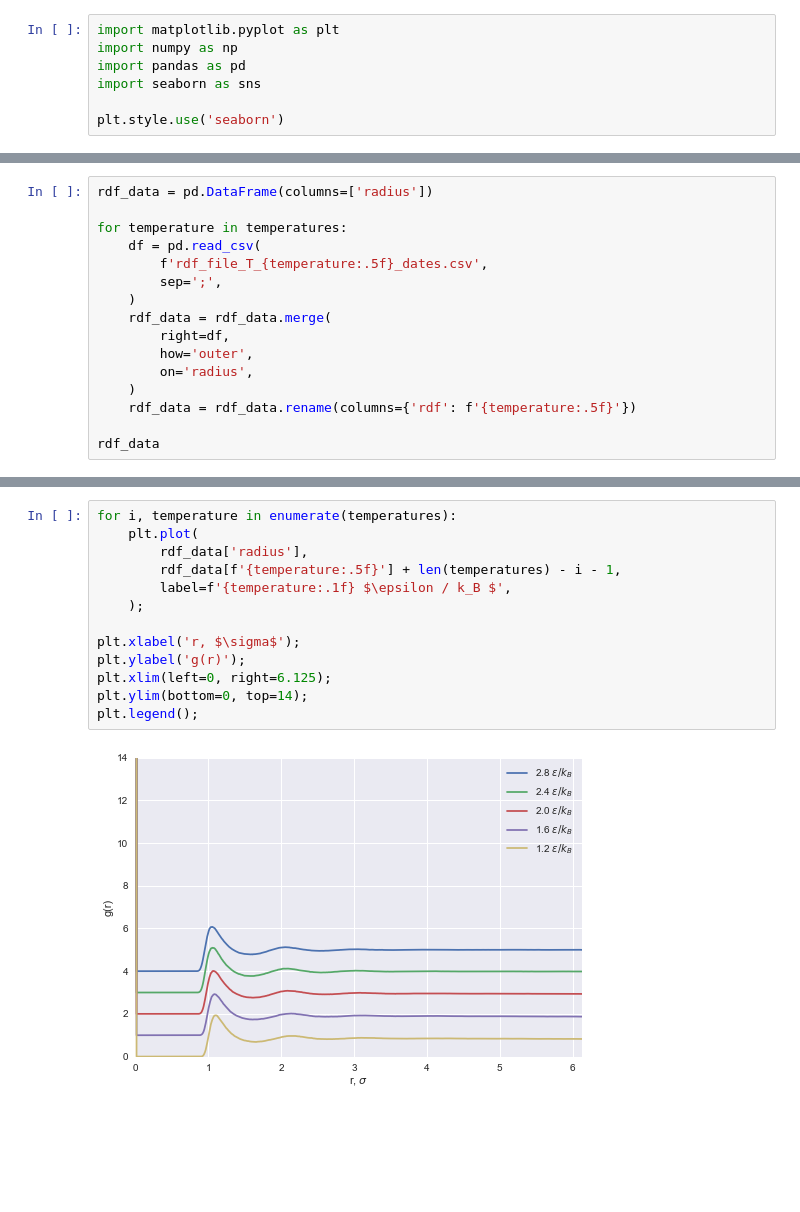
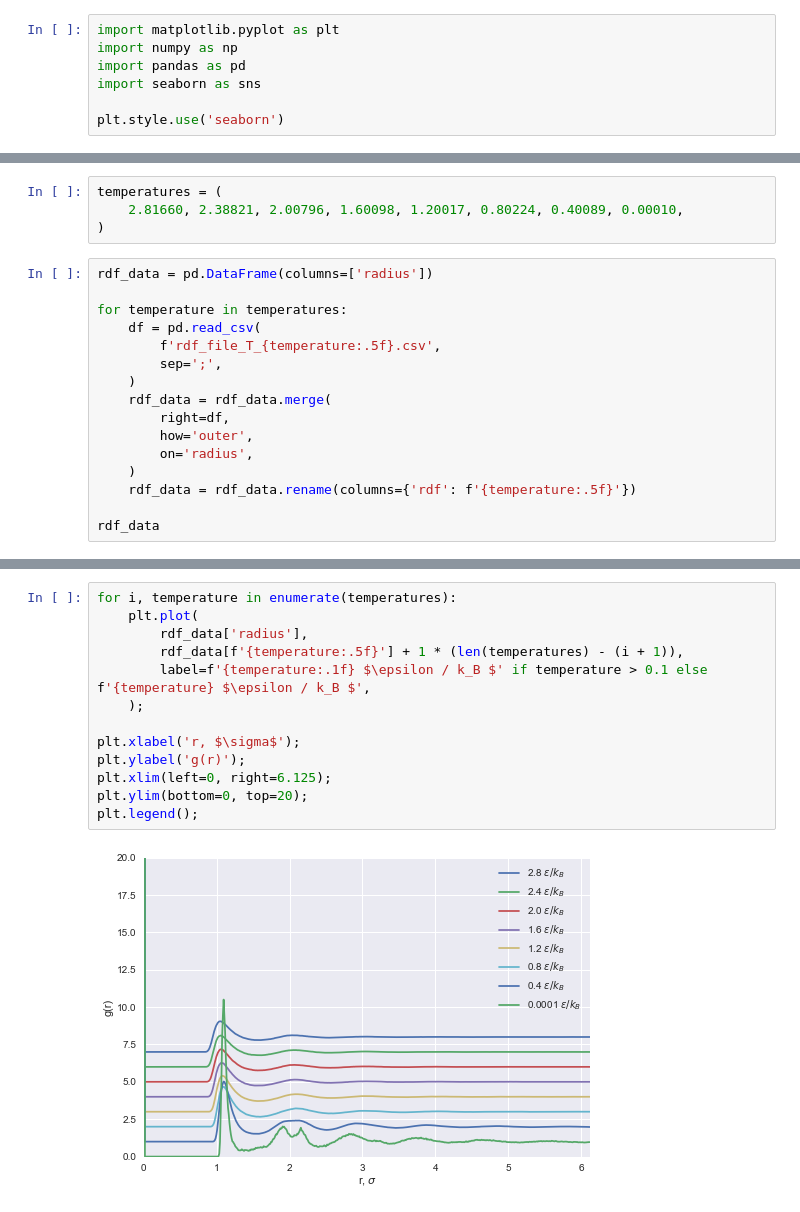
Before and after one commit to AlbertFarkhutdinov/molecular_dynamics, a Jupyter notebook: data/rdf.ipynb, the cells around one changed output, grey strips where cells are left out. Saved outputs shown, nothing was run; the diff lists cells and outputs as text; blank space fills up the shorter version.

```diff
--- a/data/rdf.ipynb
+++ b/data/rdf.ipynb
@@ -13,9 +8,13 @@ temperatures = (
+# %%
+temperatures = (
+    2.81660, 2.38821, 2.00796, 1.60098, 1.20017, 0.80224, 0.40089, 0.00010,
+)
 # %%
 rdf_data = pd.DataFrame(columns=['radius'])
 
 for temperature in temperatures:
     df = pd.read_csv(
-        f'rdf_file_T_{temperature:.5f}_dates.csv',
+        f'rdf_file_T_{temperature:.5f}.csv',
         sep=';',
     )
     rdf_data = rdf_data.merge(
@@ -43,15 +42,15 @@ rdf_data
 # %%
 for i, temperature in enumerate(temperatures):
     plt.plot(
         rdf_data['radius'],
-        rdf_data[f'{temperature:.5f}'] + len(temperatures) - i - 1,
-        label=f'{temperature:.1f} $\epsilon / k_B $',
+        rdf_data[f'{temperature:.5f}'] + 1 * (len(temperatures) - (i + 1)),
+        label=f'{temperature:.1f} $\epsilon / k_B $' if temperature > 0.1 else f'{temperature} $\epsilon / k_B $',
     );
 
 plt.xlabel('r, $\sigma$');
 plt.ylabel('g(r)');
 plt.xlim(left=0, right=6.125);
-plt.ylim(bottom=0, top=14);
+plt.ylim(bottom=0, top=20);
 plt.legend();
 # %% [output]
-[figure, old version]
+[figure, new version]
```
Also changed, not shown: parts of 2 cells of this notebook, 17 other files.
